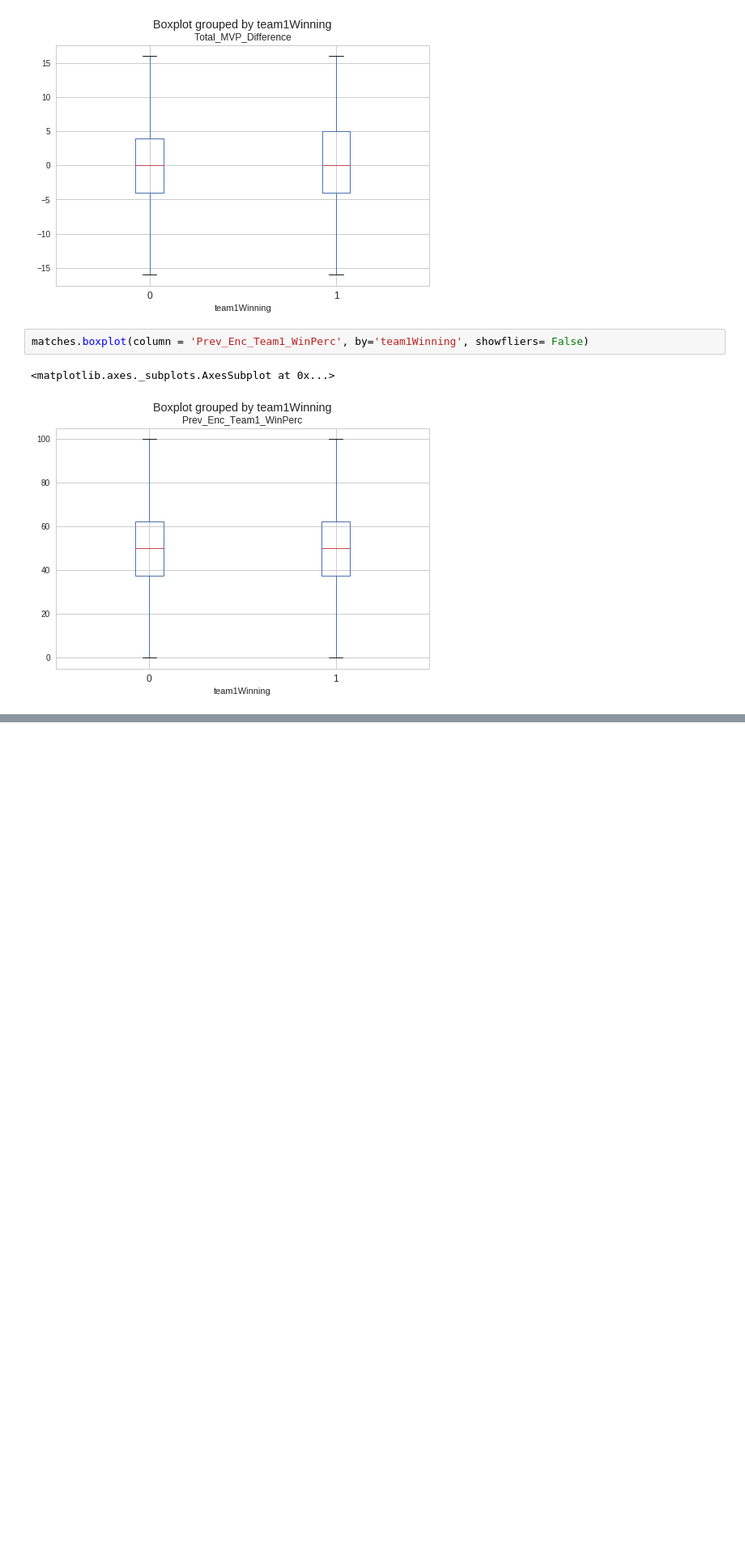
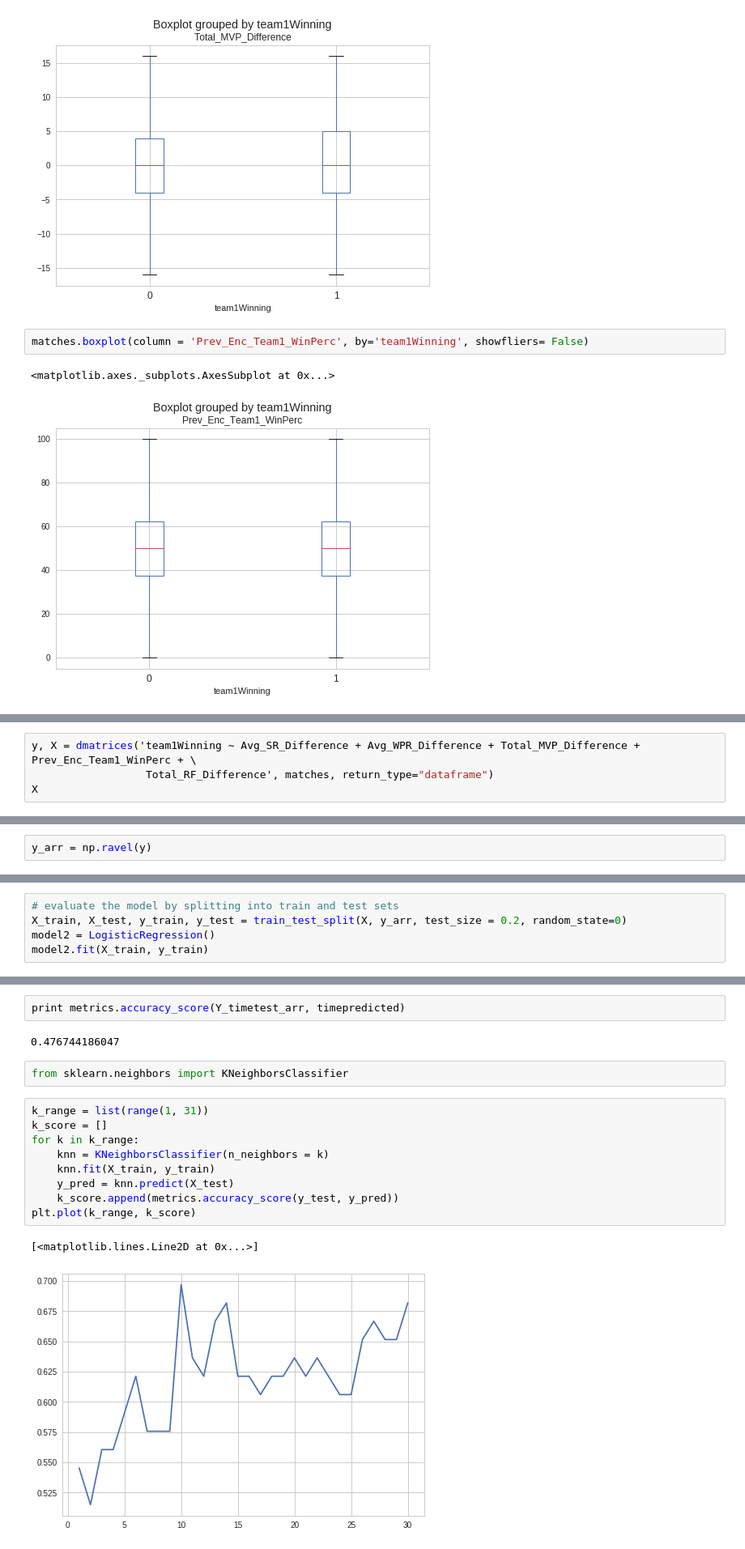
Before and after one commit to XInterns/IPL-Sparkers-2017-Interns, a Jupyter notebook: src/Match Outcome Prediction with IPL Data (Soham).ipynb, the cells around one changed output, grey strips where cells are left out. Shown at 81% size. Saved outputs shown, nothing was run; the diff lists cells and outputs as text; blank space fills up the shorter version.

```diff
--- a/src/Match Outcome Prediction with IPL Data (Soham).ipynb
+++ b/src/Match Outcome Prediction with IPL Data (Soham).ipynb
@@ -486,0 +528,4 @@ matches.boxplot(column = 'Prev_Enc_Team1_WinPerc', by='team1Winning', showfliers
+# %%
+y, X = dmatrices('team1Winning ~ Avg_SR_Difference + Avg_WPR_Difference + Total_MVP_Difference + Prev_Enc_Team1_WinPerc + \
+                  Total_RF_Difference', matches, return_type="dataframe")
+X
@@ -486,0 +551,2 @@ matches.boxplot(column = 'Prev_Enc_Team1_WinPerc', by='team1Winning', showfliers
+# %%
+y_arr = np.ravel(y)
@@ -486,0 +568,5 @@ matches.boxplot(column = 'Prev_Enc_Team1_WinPerc', by='team1Winning', showfliers
+# %%
+# evaluate the model by splitting into train and test sets
+X_train, X_test, y_train, y_test = train_test_split(X, y_arr, test_size = 0.2, random_state=0)
+model2 = LogisticRegression()
+model2.fit(X_train, y_train)
@@ -486,0 +650,18 @@ matches.boxplot(column = 'Prev_Enc_Team1_WinPerc', by='team1Winning', showfliers
+# %%
+print metrics.accuracy_score(Y_timetest_arr, timepredicted)
+# %% [output]
+0.476744186047
+# %%
+from sklearn.neighbors import KNeighborsClassifier
+# %%
+k_range = list(range(1, 31))
+k_score = []
+for k in k_range:
+    knn = KNeighborsClassifier(n_neighbors = k)
+    knn.fit(X_train, y_train)
+    y_pred = knn.predict(X_test)
+    k_score.append(metrics.accuracy_score(y_test, y_pred))
+plt.plot(k_range, k_score)
+# %% [output]
+[<matplotlib.lines.Line2D at 0x...>]
+[figure, added]
```
Also changed, not shown: parts of 22 cells of this notebook.
